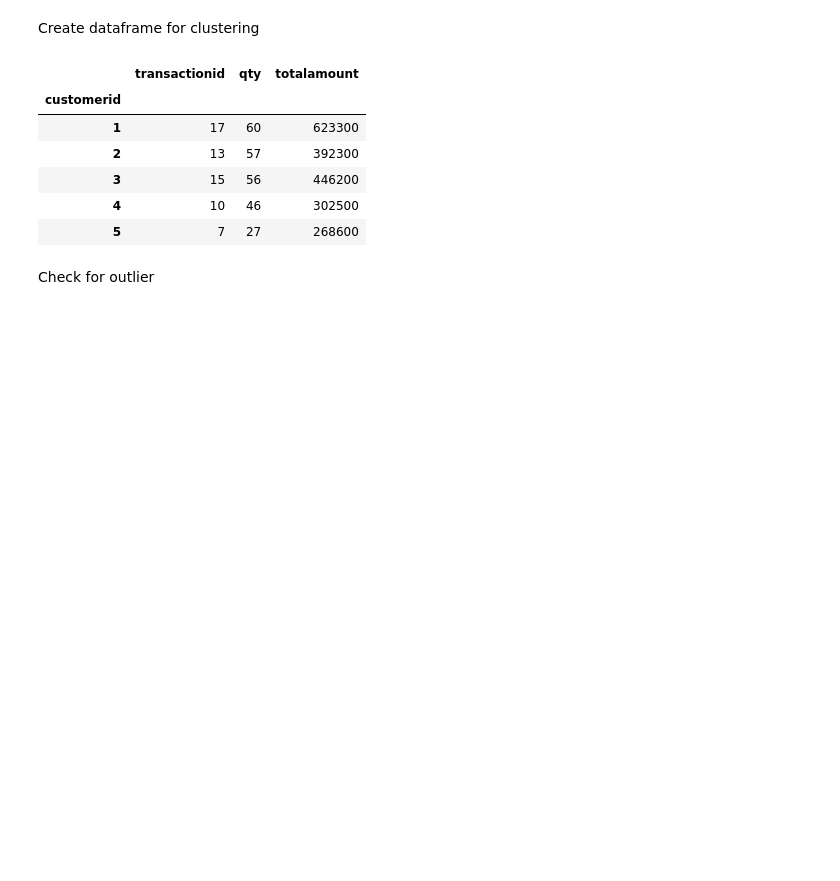
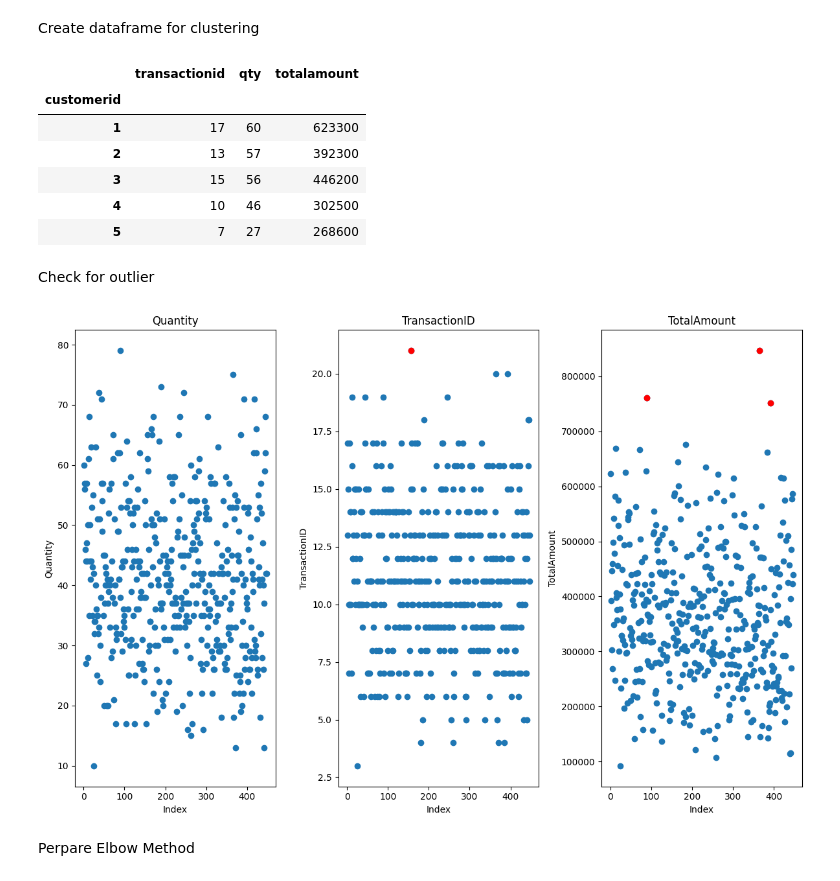
Before and after one commit to ihiyy/Kalbe-Virtual-Internship, a Jupyter notebook: Clustering.ipynb, the cells around one changed output. Saved outputs shown, nothing was run; the diff lists cells and outputs as text; code cells hidden in the pictures; blank space fills up the shorter version.

```diff
--- a/Clustering.ipynb
+++ b/Clustering.ipynb
@@ -148,39 +148,43 @@ Check for outlier
 # Calculate Z-score for each data point
 numeric_cols = ['transactionid', 'qty', 'totalamount']
 z_scores = np.abs((cluster_df[numeric_cols] - cluster_df[numeric_cols].mean()) / cluster_df[numeric_cols].std())
 
 # Define a threshold for outliers
 outlier_threshold = 3
 
 # Identify outliers
 outliers = cluster_df[z_scores > outlier_threshold]
 
 # Plot the data
-plt.figure(figsize=(12, 6))
+plt.figure(figsize=(12, 8))
 
 # Plot for 'qty'
 plt.subplot(1, 3, 1)
 plt.scatter(cluster_df.index, cluster_df['qty'], label='qty')
 plt.scatter(outliers.index, outliers['qty'], color='red', label='Outliers (qty)')
 plt.xlabel('Index')
-plt.ylabel('qty')
-plt.title('qty')
+plt.ylabel('Quantity')
+plt.title('Quantity')
 
 # Plot for 'transactionid'
 plt.subplot(1, 3, 2)
 plt.scatter(cluster_df.index, cluster_df['transactionid'], label='transactionid')
-plt.scatter(outliers.index, outliers['transactionid'], color='blue', label='Outliers (transactionid)')
+plt.scatter(outliers.index, outliers['transactionid'], color='red', label='Outliers (transactionid)')
 plt.xlabel('Index')
-plt.ylabel('transactionid')
-plt.title('transactionid')
+plt.ylabel('TransactionID')
+plt.title('TransactionID')
 
 # Plot for 'totalamount'
 plt.subplot(1, 3, 3)
 plt.scatter(cluster_df.index, cluster_df['totalamount'], label='totalamount')
-plt.scatter(outliers.index, outliers['totalamount'], color='green', label='Outliers (totalamount)')
+plt.scatter(outliers.index, outliers['totalamount'], color='red', label='Outliers (totalamount)')
 plt.xlabel('Index')
-plt.ylabel('totalamount')
-plt.title('totalamount')
+plt.ylabel('TotalAmount')
+plt.title('TotalAmount')
 
 plt.tight_layout()
 plt.show()
+# %% [output]
+[figure, added]
+# %% [markdown]
+Perpare Elbow Method
```
Also changed, not shown: parts of 17 cells of this notebook.
